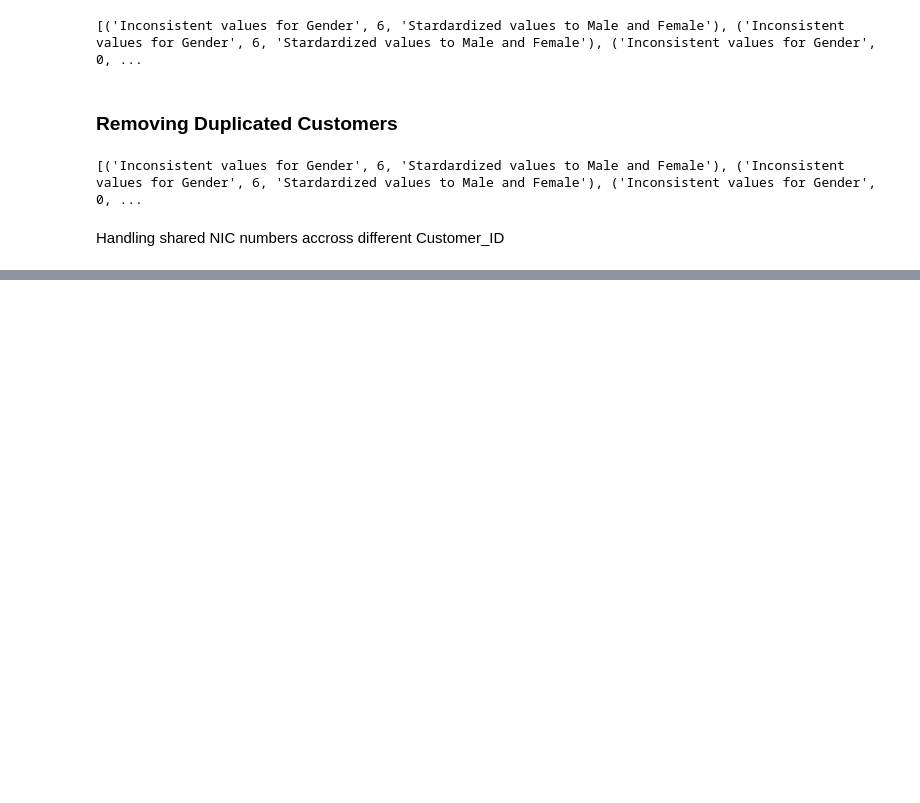
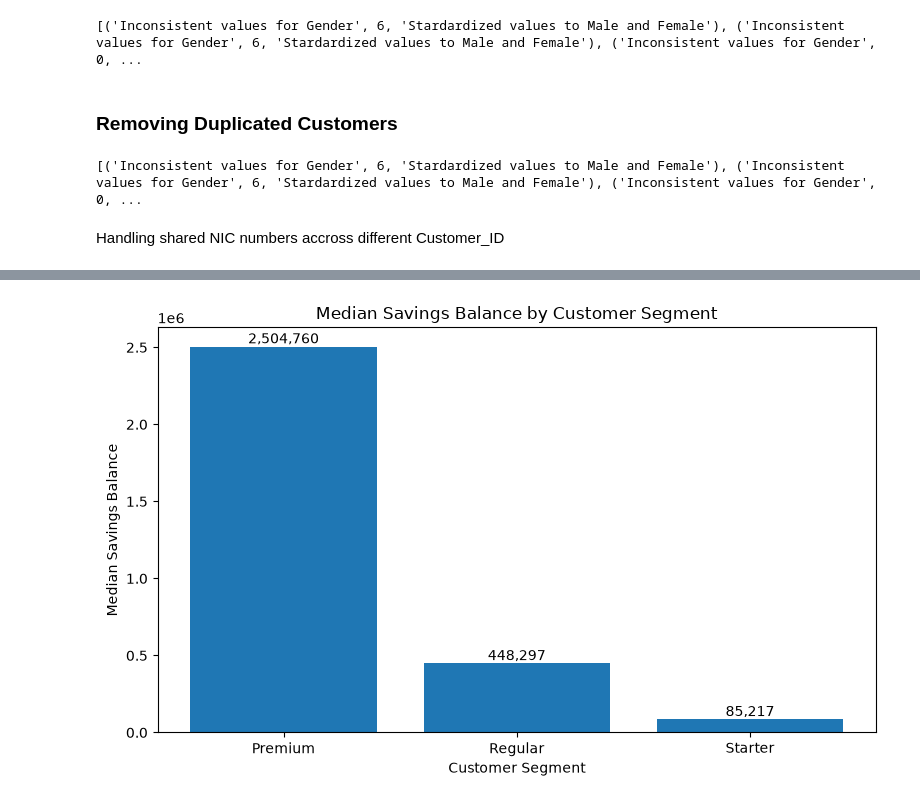
Before and after one commit to RyanAdrianRavikumar/default_loan_analysis, a Jupyter notebook: FinSight_Lanka_Analysis/Ryan_Ravikumar_FinSightAssessment_Workings.ipynb, the cells around one changed output, grey strips where cells are left out. Cells and saved outputs as stored; diff of their text form; code cells hidden in the pictures; blank space fills up the shorter version.

```diff
--- a/FinSight_Lanka_Analysis/Ryan_Ravikumar_FinSightAssessment_Workings.ipynb
+++ b/FinSight_Lanka_Analysis/Ryan_Ravikumar_FinSightAssessment_Workings.ipynb
@@ -648,5 +648,12 @@ Handling shared NIC numbers accross different Customer_ID
 nic_shared=df["NIC_Number"].duplicated(keep=False)
 
 #Update log-011
-note("Same NIC number on different Customer_IDs", nic_shared.sum(),
-     "Flagged but not removed because could be a data-entry error or the same person)")
+note("Same NIC number on different Customer_IDs",
+     nic_shared.sum(),
+     "Flagged but not removed because could be a data-entry error or the same person")
+
+print(log)
+
+df["NIC_Shared"] = nic_shared
+df = df.reset_index(drop=True)
+print(len(df), "customers after cleaning")
@@ -652,0 +665,7 @@ note("Same NIC number on different Customer_IDs", nic_shared.sum(),
+# %%
+df["Age_Band"]=pd.cut(df["Age_Clean"], [17, 24, 34, 44, 90],
+                        labels=["18-24", "25-34", "35-44", "45+"])
+df["DSR"]=(df["Outstanding_Loan_Balance"] / df["Savings_Balance"]
+             ).replace([np.inf, -np.inf], np.nan)
+df["Defaulted"] = np.where(df["Has_Loan_Clean"] != "Yes", np.nan,
+    (df["Loan_Repayment_Status"] == "Defaulted").astype(float))
@@ -652,0 +741,20 @@ note("Same NIC number on different Customer_IDs", nic_shared.sum(),
+# %%
+segment_summary = df.groupby("Customer_Segment")["Savings_Balance"].median()
+segment_summary = segment_summary.sort_values(ascending=False)
+
+
+plt.figure(figsize=(8, 5))
+plt.bar(segment_summary.index, segment_summary.values)
+
+plt.title("Median Savings Balance by Customer Segment")
+plt.xlabel("Customer Segment")
+plt.ylabel("Median Savings Balance")
+
+
+for i, value in enumerate(segment_summary.values):
+    plt.text(i, value, f"{value:,.0f}", ha="center", va="bottom")
+
+plt.tight_layout()
+plt.show()
+# %% [output]
+[figure, added]
```
Also changed, not shown: parts of 17 cells of this notebook, 2 other files.
